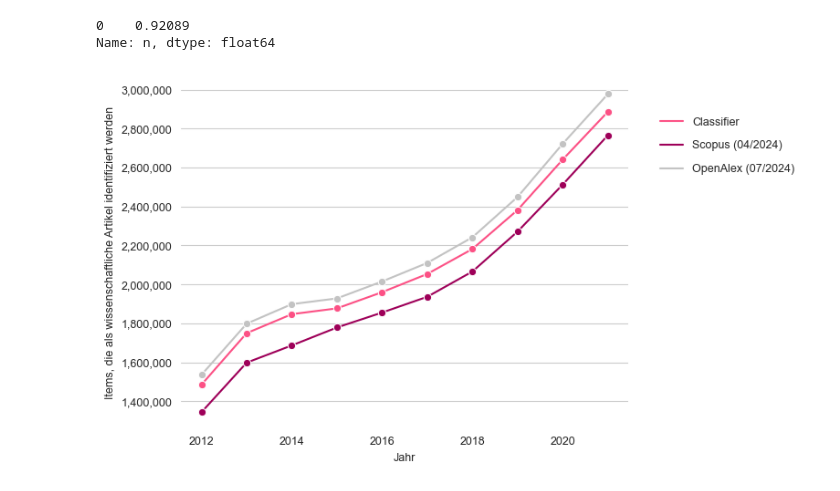
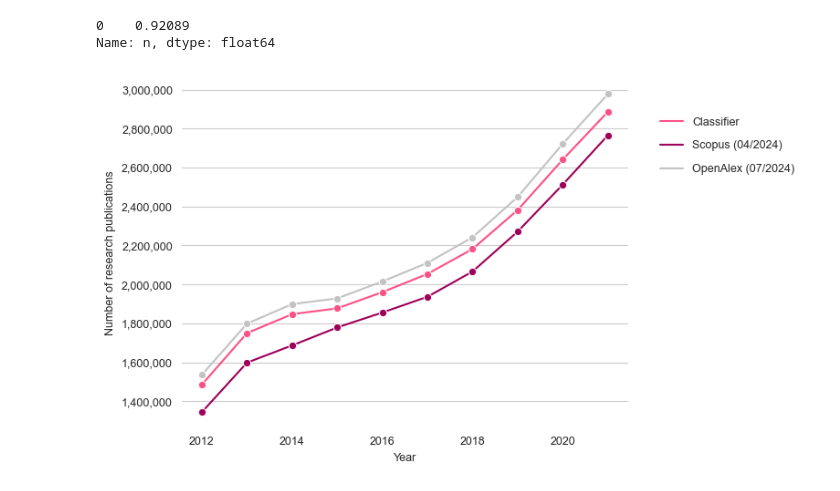
Before and after one commit to naustica/openalex_doctypes, a Jupyter notebook: classifier/review_classifier.ipynb, the cells around one changed output. Saved outputs shown, nothing was run; the diff lists cells and outputs as text; code cells hidden in the pictures.

```diff
--- a/classifier/review_classifier.ipynb
+++ b/classifier/review_classifier.ipynb
@@ -603,32 +653,33 @@ sns.lineplot(data=oal_n,
              ax=ax)
 
 sns.lineplot(data=scp_n,
              x='pubyear',
              y='n',
              color='#9e0059',
              marker='o',
              ax=ax)
 
 sns.lineplot(data=dt_n,
              x='pubyear',
              y='n',
              color='#fc5185',
              marker='o',
              ax=ax)
 
 ax.yaxis.set_major_formatter(mtick.StrMethodFormatter('{x:,.0f}'))
 ax.grid(False, which='both', axis='x')
-ax.set(xlabel='Jahr', ylabel='Items, die als wissenschaftliche Artikel identifiziert werden')
+ax.set(xlabel='Year', ylabel='Number of research publications')
 
 clas_patch = Line2D([0], [0], color='#fc5185', label='Classifier')
 scp_patch = Line2D([0], [0], color='#9e0059', label='Scopus (04/2024)')
 oal_patch = Line2D([0], [0], color='#c3c3c3', label='OpenAlex (07/2024)')
 
 lgd = fig.legend(handles=[clas_patch, scp_patch, oal_patch], frameon=False,
                  bbox_to_anchor=(1.3, 0.9), labelspacing=1.1)
 
 plt.tight_layout()
 
 plt.show()
+fig.savefig(f'media/oal_scp_comparison.png', format='png', bbox_inches='tight', dpi=500)
 # %% [output]
-[figure, old version]
+[figure, new version]
```
Also changed, not shown: parts of 8 cells of this notebook, 5 other files.
